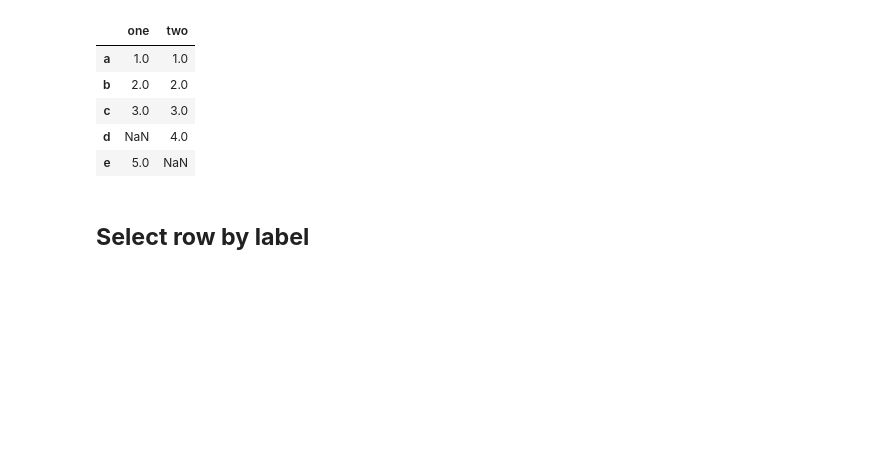
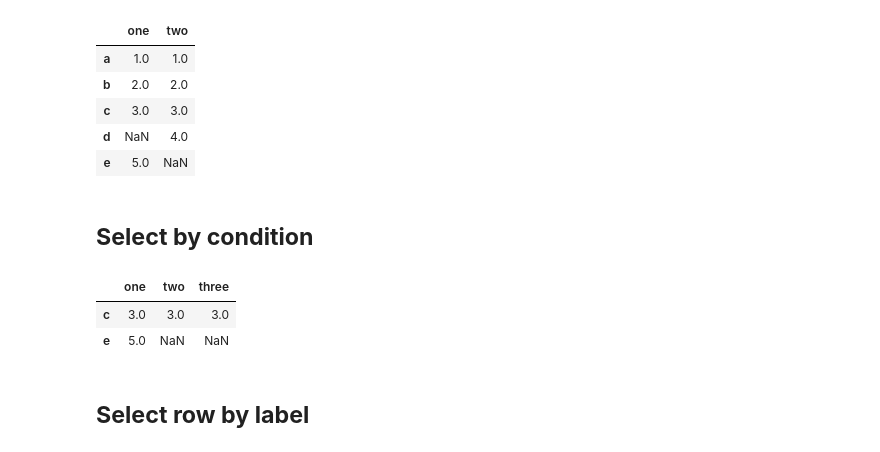
Before and after one commit to philipsales/pandas-jupterlab, a Jupyter notebook: DataStructures/DataFrames.ipynb, the cells around one changed output. Saved outputs shown, nothing was run; the diff lists cells and outputs as text; code cells hidden in the pictures; blank space fills up the shorter version.

```diff
--- a/DataStructures/DataFrames.ipynb
+++ b/DataStructures/DataFrames.ipynb
@@ -458,6 +458,14 @@ sdf[['one','two']]
 | c | 3.0 | 3.0 |
 | d | NaN | 4.0 |
 | e | 5.0 | NaN |
+# %% [markdown]
+## **Select by condition**
+# %%
+sdf[sdf['one'] >= 3 ]
+# %% [output]
+|  | one | two | three |
+| c | 3.0 | 3.0 | 3.0 |
+| e | 5.0 | NaN | NaN |
 # %% [markdown]
 ## **Select row by label**
 # %%
```
